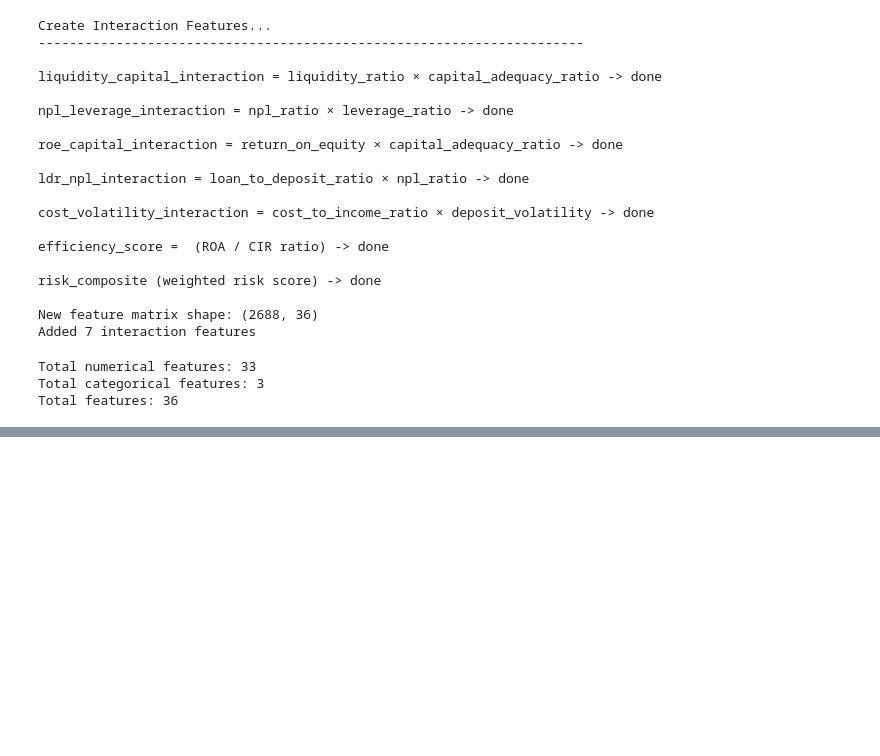
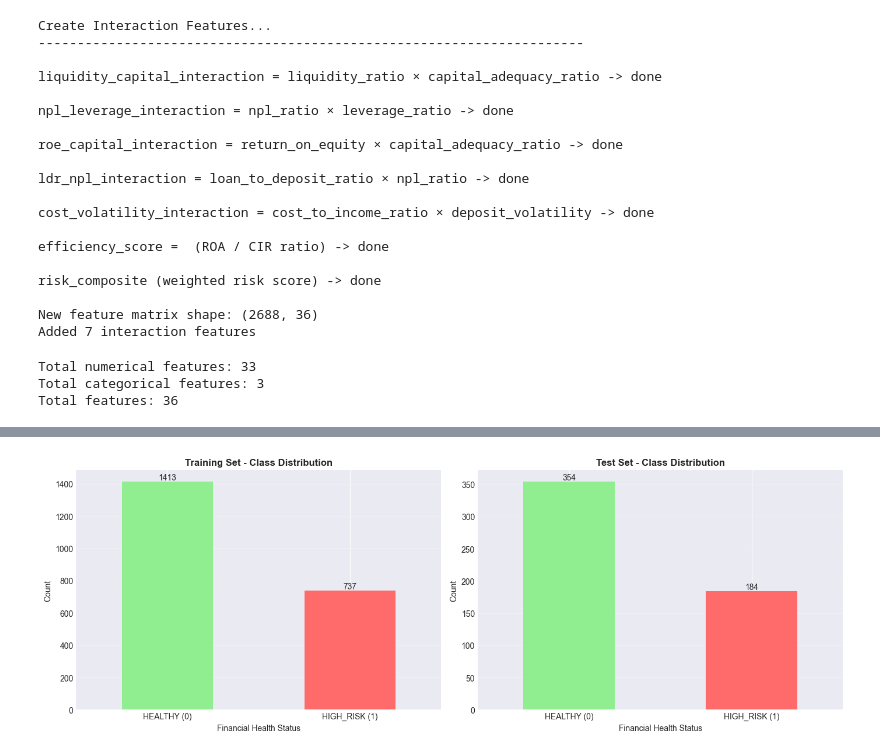
Before and after one commit to addetsi/Bank-Financial-Health-Analysis, a Jupyter notebook: 03_feature_engineering.ipynb, the cells around one changed output, grey strips where cells are left out. Saved outputs shown, nothing was run; the diff lists cells and outputs as text; code cells hidden in the pictures; blank space fills up the shorter version.

Commit message:
train-test-split done

```diff
--- a/03_feature_engineering.ipynb
+++ b/03_feature_engineering.ipynb
@@ -379,0 +424,30 @@ Total features: 36
+# %%
+# Visualize class distribution in train and test sets
+fig, axes = plt.subplots(1, 2, figsize=(14, 5))
+
+# Training set
+y_train.value_counts().plot(kind='bar', ax=axes[0], color=['#90EE90', '#FF6B6B'])
+axes[0].set_title('Training Set - Class Distribution', fontweight='bold', fontsize=12)
+axes[0].set_xlabel('Financial Health Status')
+axes[0].set_ylabel('Count')
+axes[0].set_xticklabels(['HEALTHY (0)', 'HIGH_RISK (1)'], rotation=0)
+axes[0].grid(axis='y', alpha=0.3)
+
+for container in axes[0].containers:
+    axes[0].bar_label(container, fmt='%d')
+
+# Test set
+y_test.value_counts().plot(kind='bar', ax=axes[1], color=['#90EE90', '#FF6B6B'])
+axes[1].set_title('Test Set - Class Distribution', fontweight='bold', fontsize=12)
+axes[1].set_xlabel('Financial Health Status')
+axes[1].set_ylabel('Count')
+axes[1].set_xticklabels(['HEALTHY (0)', 'HIGH_RISK (1)'], rotation=0)
+axes[1].grid(axis='y', alpha=0.3)
+
+for container in axes[1].containers:
+    axes[1].bar_label(container, fmt='%d')
+
+plt.tight_layout()
+plt.show()
+# %% [output]
+[figure, added]
```
Also changed, not shown: parts of 2 cells of this notebook.
